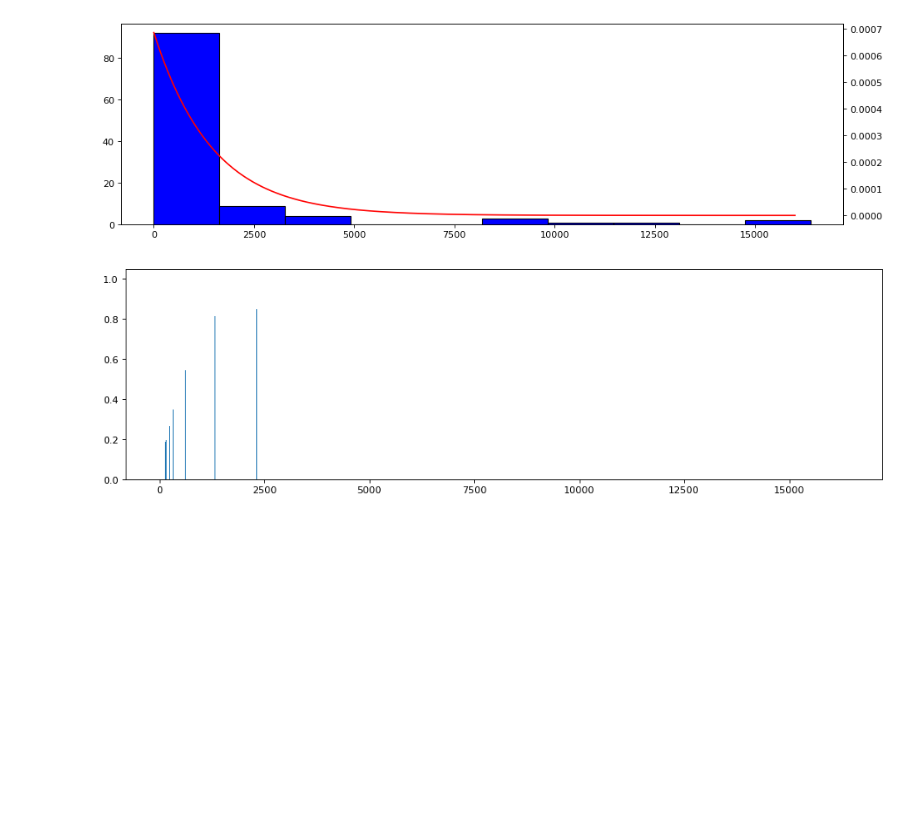
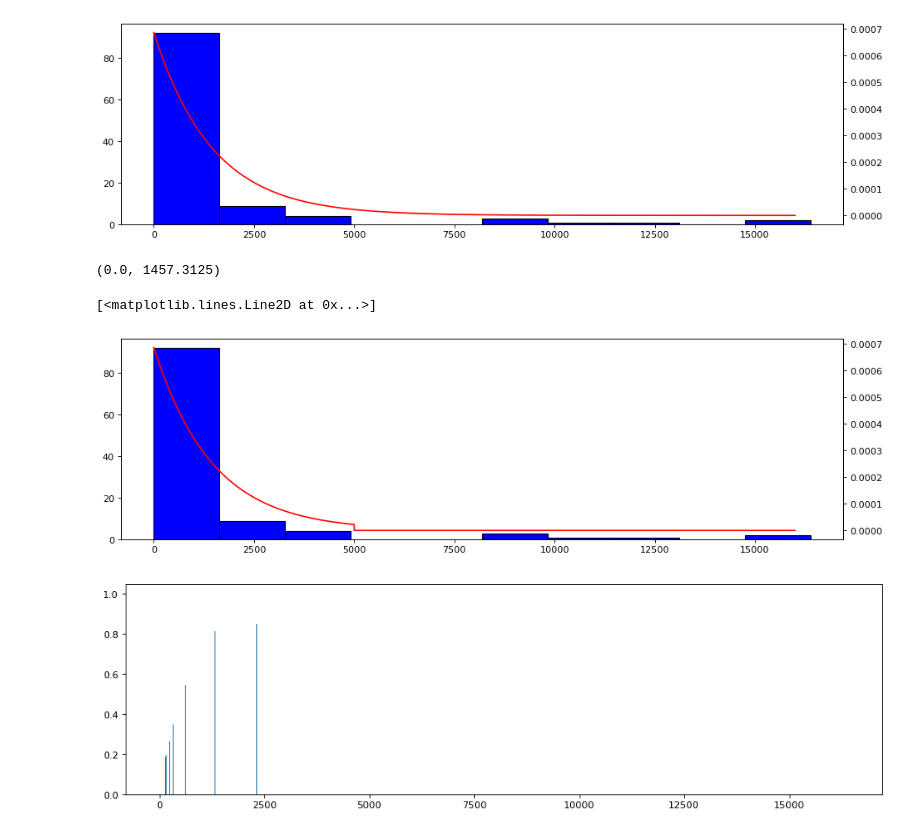
Before and after one commit to estebantejeda/INFO274, a Jupyter notebook: lab3/Laboratorio3.ipynb, the cells around one changed output. Cells and saved outputs as stored; diff of their text form; code cells hidden in the pictures; blank space fills up the shorter version.

```diff
--- a/lab3/Laboratorio3.ipynb
+++ b/lab3/Laboratorio3.ipynb
@@ -267,6 +263,36 @@ ax1.plot(vec,pvec, color='red')
 (0.0, 1457.3125)
 [<matplotlib.lines.Line2D at 0x...>]
 [figure]
+# %%
+## ajuste de distribución exponencial considerando Estimadores de MV
+
+
+fig, ax = plt.subplots(1, 1, figsize=(14, 4), dpi=80)
+
+ax.hist(dtpo, color = 'blue', edgecolor = 'black')
+ax1 = ax.twinx()
+
+args = stats.expon.fit(dtpo)
+print(args)
+
+vec = list(range(16000))
+vec2= []
+vec3 = []
+
+pvec = []
+for i in vec:
+    if(vec[i]<5000):
+        vec2.append(vec[i])
+        pvec.append(stats.expon.pdf(x=i,scale=args[1],loc=args[0]))
+    else:
+        vec2.append(vec[i])
+        pvec.append(stats.uniform.pdf(x=i,scale=args[1],loc=args[0]))
+
+ax1.plot(vec2,pvec, color='red')
+# %% [output]
+(0.0, 1457.3125)
+[<matplotlib.lines.Line2D at 0x...>]
+[figure, added]
 # %%
 fig, ax0 = plt.subplots(1, 1, figsize=(14, 4), dpi=80)
 x,cum_bin = ecdf(dtpo)
```
Also changed, not shown: parts of 14 cells of this notebook.
